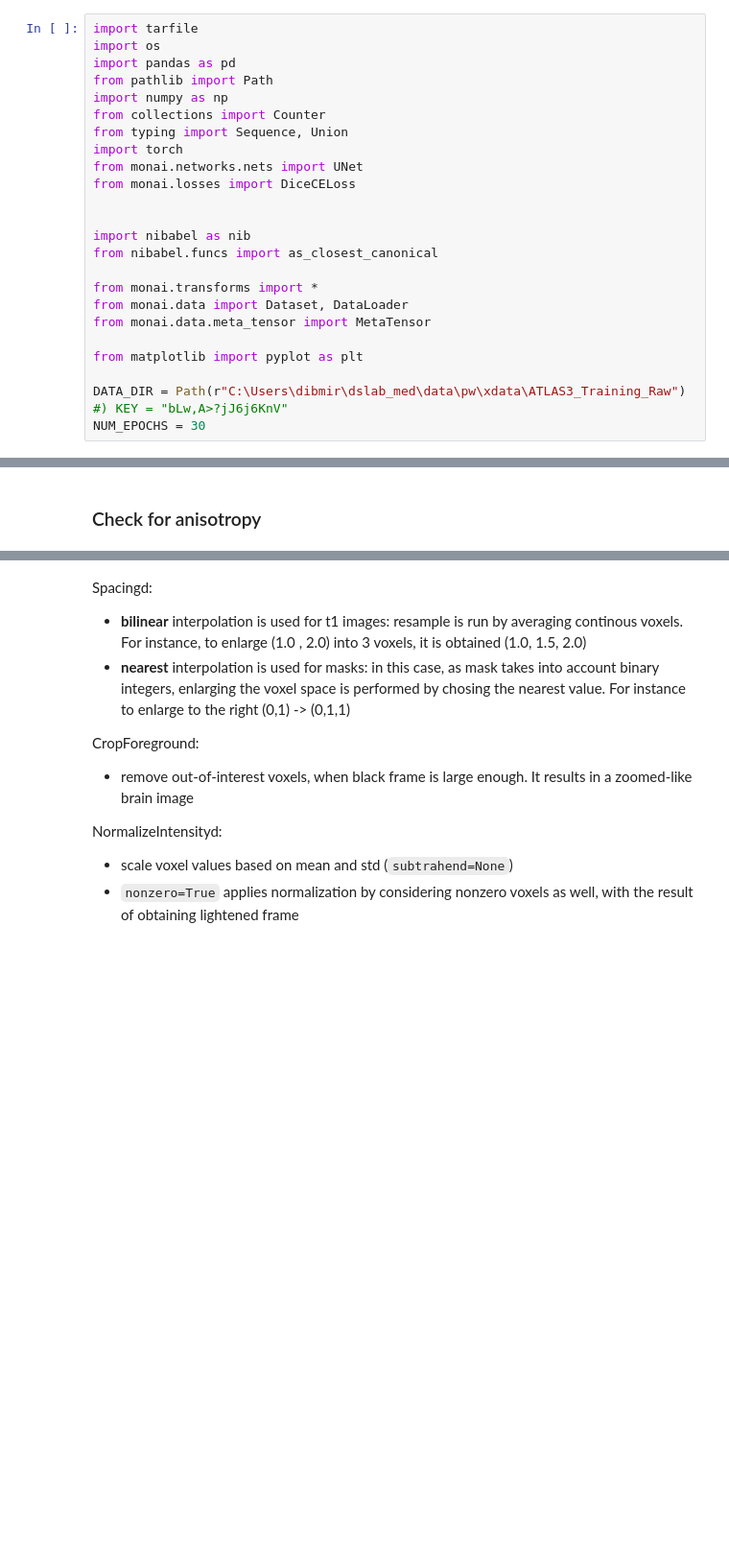
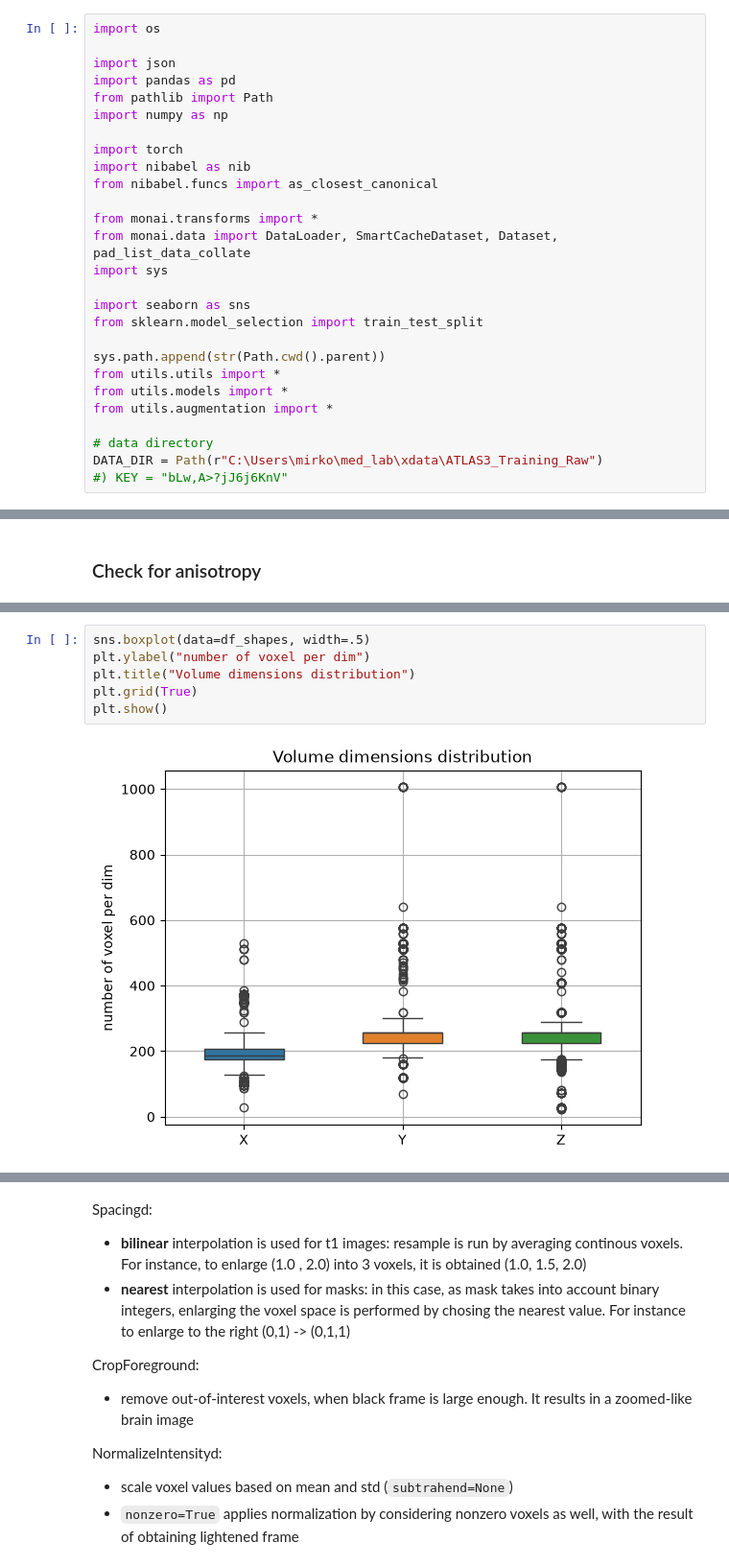
Before and after one commit to mkdib1/med_lab, a Jupyter notebook: notebook/pw.ipynb, the cells around one changed output, grey strips where cells are left out. Shown at 96% size. Drawn from its saved outputs; the diff is of its cells as text; blank space fills up the shorter version.

```diff
--- a/notebook/pw.ipynb
+++ b/notebook/pw.ipynb
@@ -3,25 +3,27 @@
 # %%
-import tarfile
 import os
+
+import json
 import pandas as pd
 from pathlib import Path
 import numpy as np
-from collections import Counter
-from typing import Sequence, Union
+
 import torch
-from monai.networks.nets import UNet
-from monai.losses import DiceCELoss
-
-
 import nibabel as nib
 from nibabel.funcs import as_closest_canonical
 
 from monai.transforms import *
-from monai.data import Dataset, DataLoader
-from monai.data.meta_tensor import MetaTensor
+from monai.data import DataLoader, SmartCacheDataset, Dataset, pad_list_data_collate
+import sys
 
-from matplotlib import pyplot as plt
+import seaborn as sns
+from sklearn.model_selection import train_test_split
 
-DATA_DIR = Path(r"C:\Users\dibmir\dslab_med\data\pw\xdata\ATLAS3_Training_Raw")
+sys.path.append(str(Path.cwd().parent))
+from utils.utils import *
+from utils.models import *
+from utils.augmentation import *
+
+# data directory
+DATA_DIR = Path(r"C:\Users\mirko\med_lab\xdata\ATLAS3_Training_Raw")
 #) KEY = "bLw,A>?jJ6j6KnV"
-NUM_EPOCHS = 30
@@ -193,3 +80,11 @@ for idx in idxMism:
+# %%
+sns.boxplot(data=df_shapes, width=.5)
+plt.ylabel("number of voxel per dim")
+plt.title("Volume dimensions distribution")
+plt.grid(True)
+plt.show()
+# %% [output]
+[figure, added]
 # %%
 zooms = np.array([
     nib.load(p).header.get_zooms()[:3]
```
Also changed, not shown: parts of 56 cells of this notebook, 22 other files.
